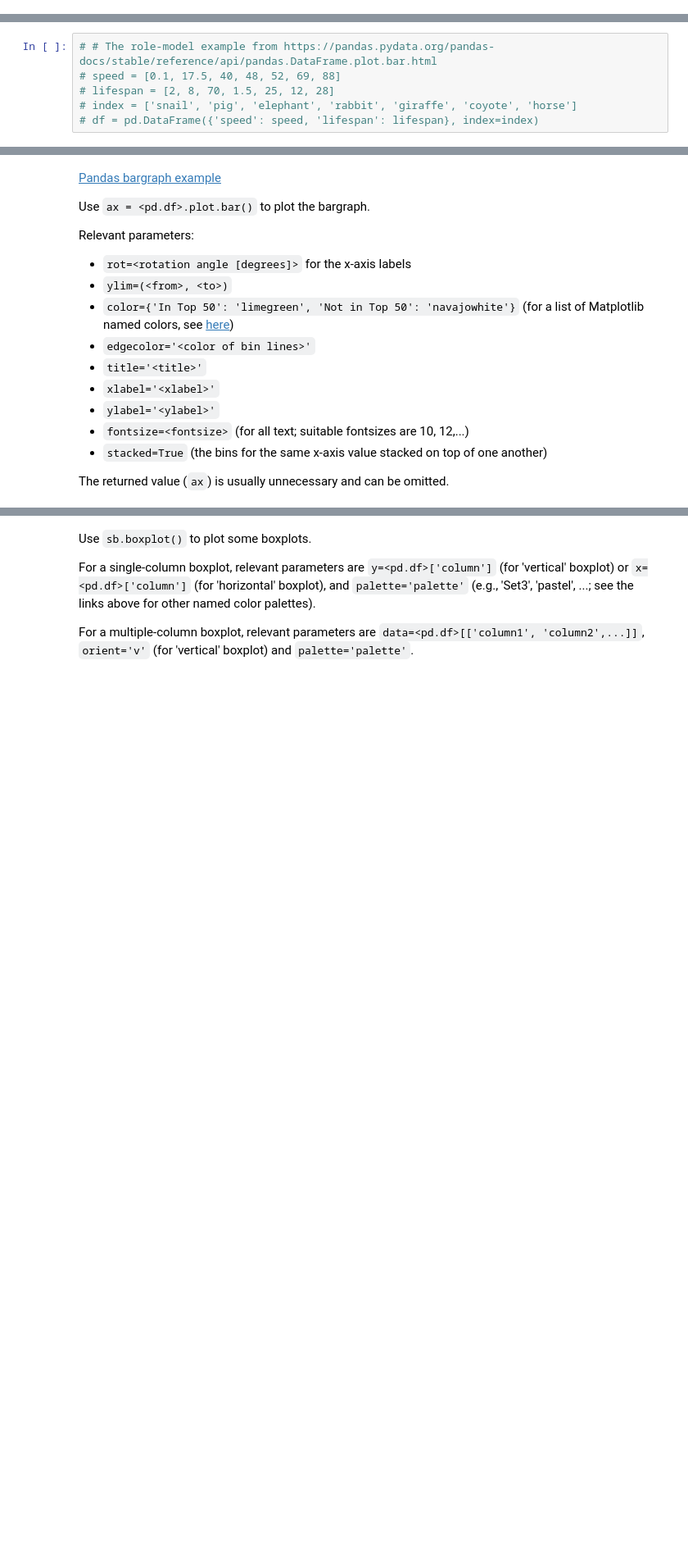
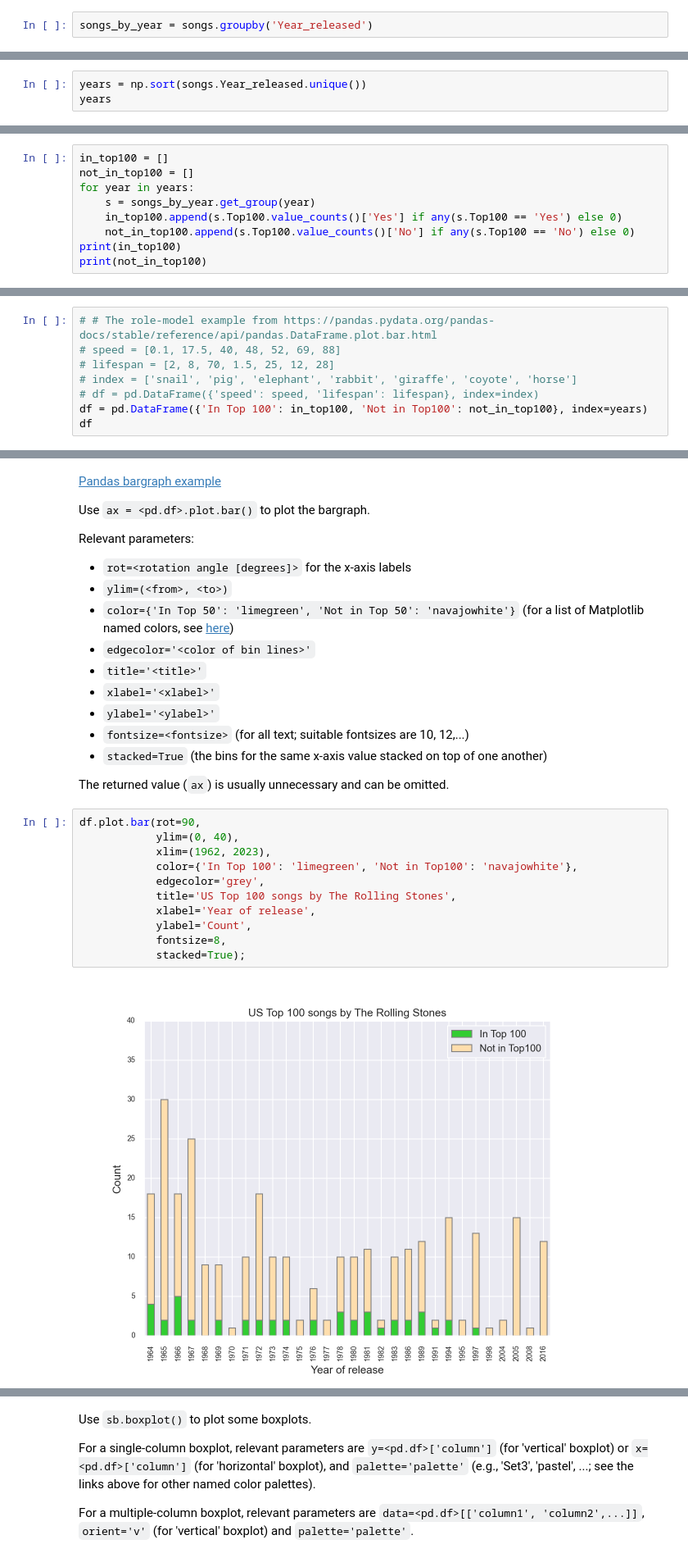
Before and after one commit to devedzic/eda_rs, a Jupyter notebook: eda.ipynb, the cells around one changed output, grey strips where cells are left out. Shown at 82% size. Cells and saved outputs as stored; diff of their text form; blank space fills up the shorter version.

```diff
--- a/eda.ipynb
+++ b/eda.ipynb
@@ -1277,4 +1374,6 @@ Check if the newly added `Top50` column is now OK. Try this using the index crea
 ###### Preparing the data for plotting the bar graph
 # %% [markdown]
 Group the data - group the songs by the year of release.
+# %%
+songs_by_year = songs.groupby('Year_released')
 # %% [markdown]
@@ -1285,0 +1413,3 @@ For x-axis, use `unique()` over the `Year` column and then `np.sort()` the resul
+# %%
+years = np.sort(songs.Year_released.unique())
+years
@@ -1288,0 +1423,9 @@ For y-axis, create the lists of the numbers of the songs that have reached Billb
+# %%
+in_top100 = []
+not_in_top100 = []
+for year in years:
+    s = songs_by_year.get_group(year)
+    in_top100.append(s.Top100.value_counts()['Yes'] if any(s.Top100 == 'Yes') else 0)
+    not_in_top100.append(s.Top100.value_counts()['No'] if any(s.Top100 == 'No') else 0)
+print(in_top100)
+print(not_in_top100)
@@ -1298,3 +1444,5 @@ First create an auxiliary dataframe to use for plotting. Use `in_top50` and `not
 # lifespan = [2, 8, 70, 1.5, 25, 12, 28]
 # index = ['snail', 'pig', 'elephant', 'rabbit', 'giraffe', 'coyote', 'horse']
 # df = pd.DataFrame({'speed': speed, 'lifespan': lifespan}, index=index)
+df = pd.DataFrame({'In Top 100': in_top100, 'Not in Top100': not_in_top100}, index=years)
+df
@@ -1315,6 +1481,19 @@ Relevant parameters:
 - `stacked=True` (the bins for the same x-axis value stacked on top of one another)
 
 The returned value (`ax`) is usually unnecessary and can be omitted.
+# %%
+df.plot.bar(rot=90,
+            ylim=(0, 40),
+            xlim=(1962, 2023),
+            color={'In Top 100': 'limegreen', 'Not in Top100': 'navajowhite'},
+            edgecolor='grey',
+            title='US Top 100 songs by The Rolling Stones',
+            xlabel='Year of release',
+            ylabel='Count',
+            fontsize=8,
+            stacked=True);
+# %% [output]
+[figure, added]
 # %% [markdown]
 ##### Box plot
 [Seaborn boxplot example](https://seaborn.pydata.org/generated/seaborn.boxplot.html) (used here as the role model)
```
Also changed, not shown: parts of 51 cells of this notebook, 1 other file.
